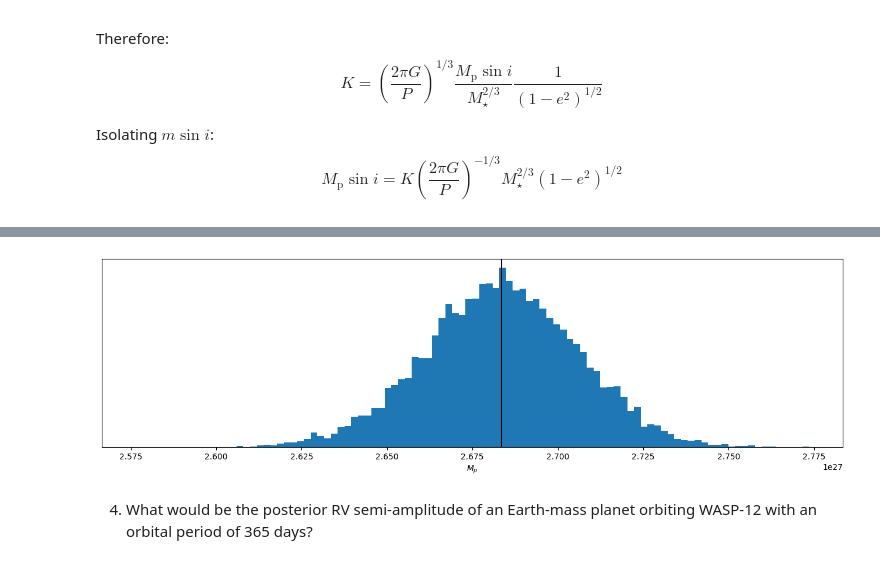
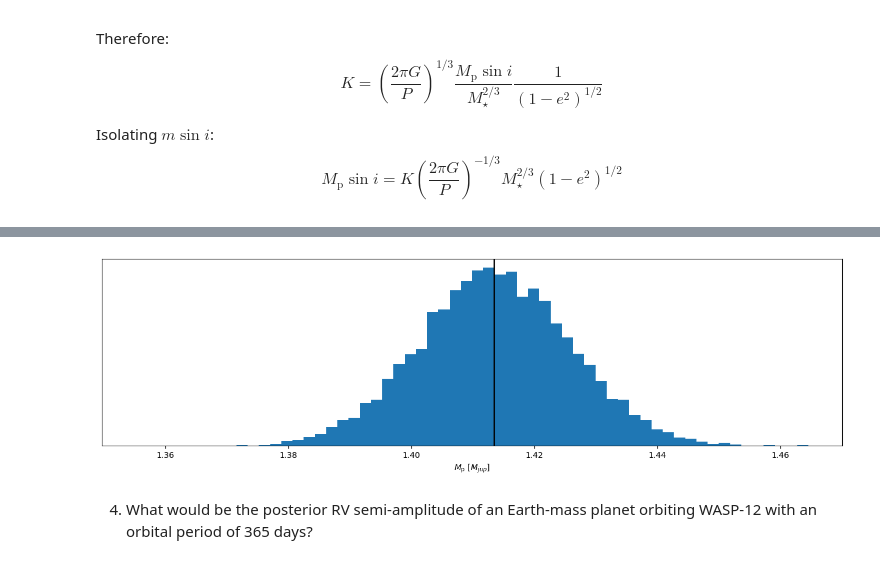
Before and after one commit to aceronf/ull_exoexo_2425, a Jupyter notebook: 01_rv_analysis.ipynb, the cells around one changed output, grey strips where cells are left out. Saved outputs shown, nothing was run; the diff lists cells and outputs as text; code cells hidden in the pictures.

```diff
--- a/01_rv_analysis.ipynb
+++ b/01_rv_analysis.ipynb
@@ -351,21 +367,21 @@ $$
 # %%
 from astropy.constants import G
 
 # Mass of WASP-12 from https://arxiv.org/pdf/1512.00464:
 
-M_wasp12 = 1.434 *u.solMass
+M_wasp12 = 1.434 * u.solMass
 P = np.array(df["p_1"])*u.day
 K = np.array(df["rv_k_1"])*u.m/u.s
 
-Mp_sini = K.value*(2*np.pi*G/P.to(u.s).value)**(-1/3)*M_wasp12.to(u.kg).value**(2/3)*(1-ecc**2)**(1/2)
+Mp_sini = K*(2*np.pi*G/P)**(-1/3)*M_wasp12**(2/3)*(1-ecc.values**2)**(1/2)
 
 fig, ax = subplots()
-ax.hist(Mp_sini, bins=100)
-ax.axvline(median(Mp_sini), c='k')
-setp(ax, xlabel=r'$M_p$', yticks=[])
+ax.hist(Mp_sini.to(u.M_jup), bins=60)
+ax.axvline(median(Mp_sini.to(u.M_jup).value), c='k')
+setp(ax, xlabel=r'$M_\mathrm{p}$ [$M_{jup}$]', yticks=[])
 fig.tight_layout()
 # %% [output]
-[figure, old version]
+[figure, new version]
 # %% [markdown]
 4. What would be the posterior RV semi-amplitude of an Earth-mass planet orbiting WASP-12 with an orbital period of 365 days?
 # %%
```
Also changed, not shown: parts of 9 cells of this notebook, 1 other file.
